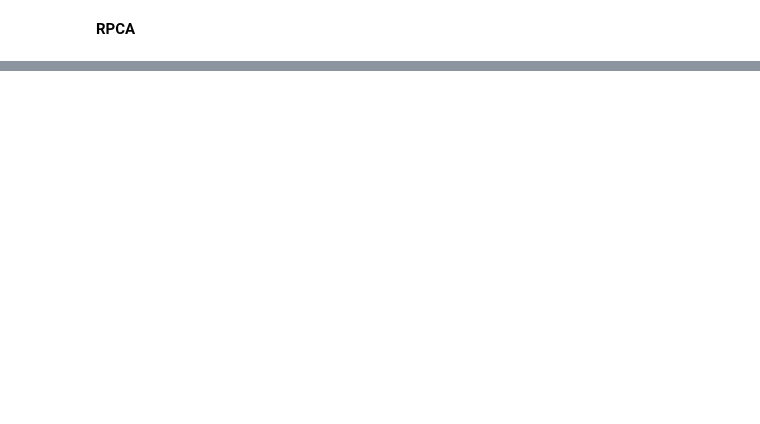
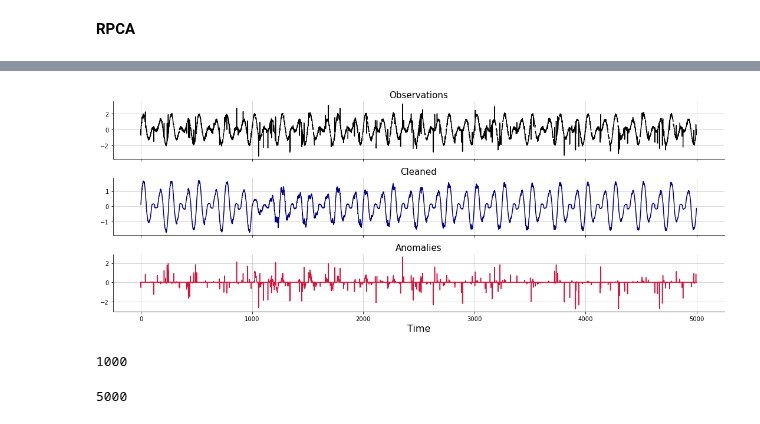
Before and after one commit to scikit-learn-contrib/qolmat, a Jupyter notebook: examples/1_timeSeries.ipynb, the cells around one changed output, grey strips where cells are left out. Cells and saved outputs as stored; diff of their text form; code cells hidden in the pictures; blank space fills up the shorter version.

```diff
--- a/examples/1_timeSeries.ipynb
+++ b/examples/1_timeSeries.ipynb
@@ -91,0 +89,15 @@ Wall time: 11.5 s
+# %%
+online_temp_rpca = OnlineTemporalRPCA(n_rows=25, tau=2, lam=0.4, list_periods=[20], list_etas=[0.01], norm="L2",
+                       burnin=0.2, online_list_etas=[0.3])
+X, A = online_temp_rpca.fit_transform(signal=samples)
+drawing.plot_signal([samples, X, A], style="matplotlib")
+# %% [output]
+[figure, added]
+# %%
+len(X)
+# %% [output]
+1000
+# %%
+len(samples)
+# %% [output]
+5000
```
Also changed, not shown: parts of 10 cells of this notebook, 1 other file.
